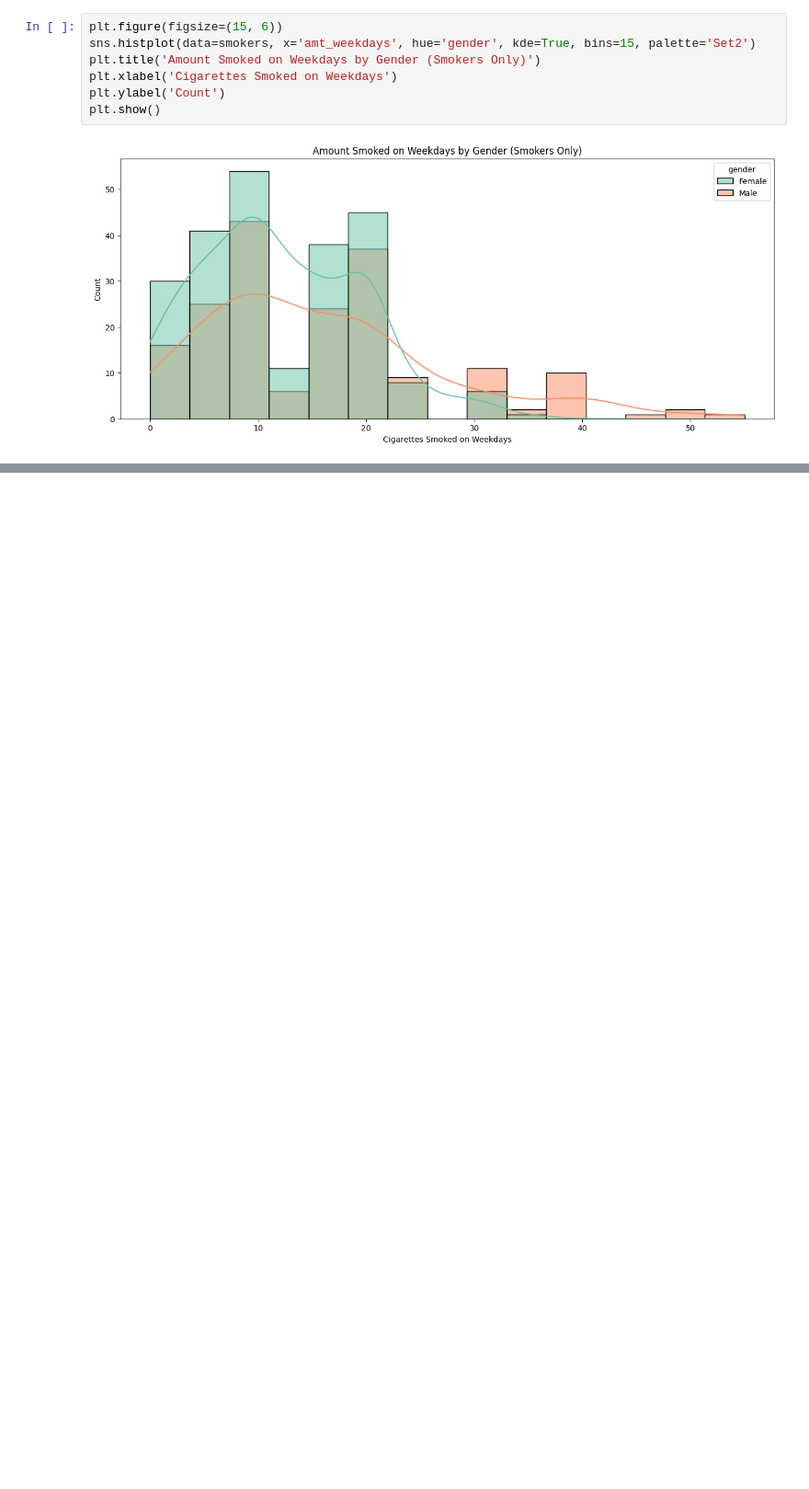
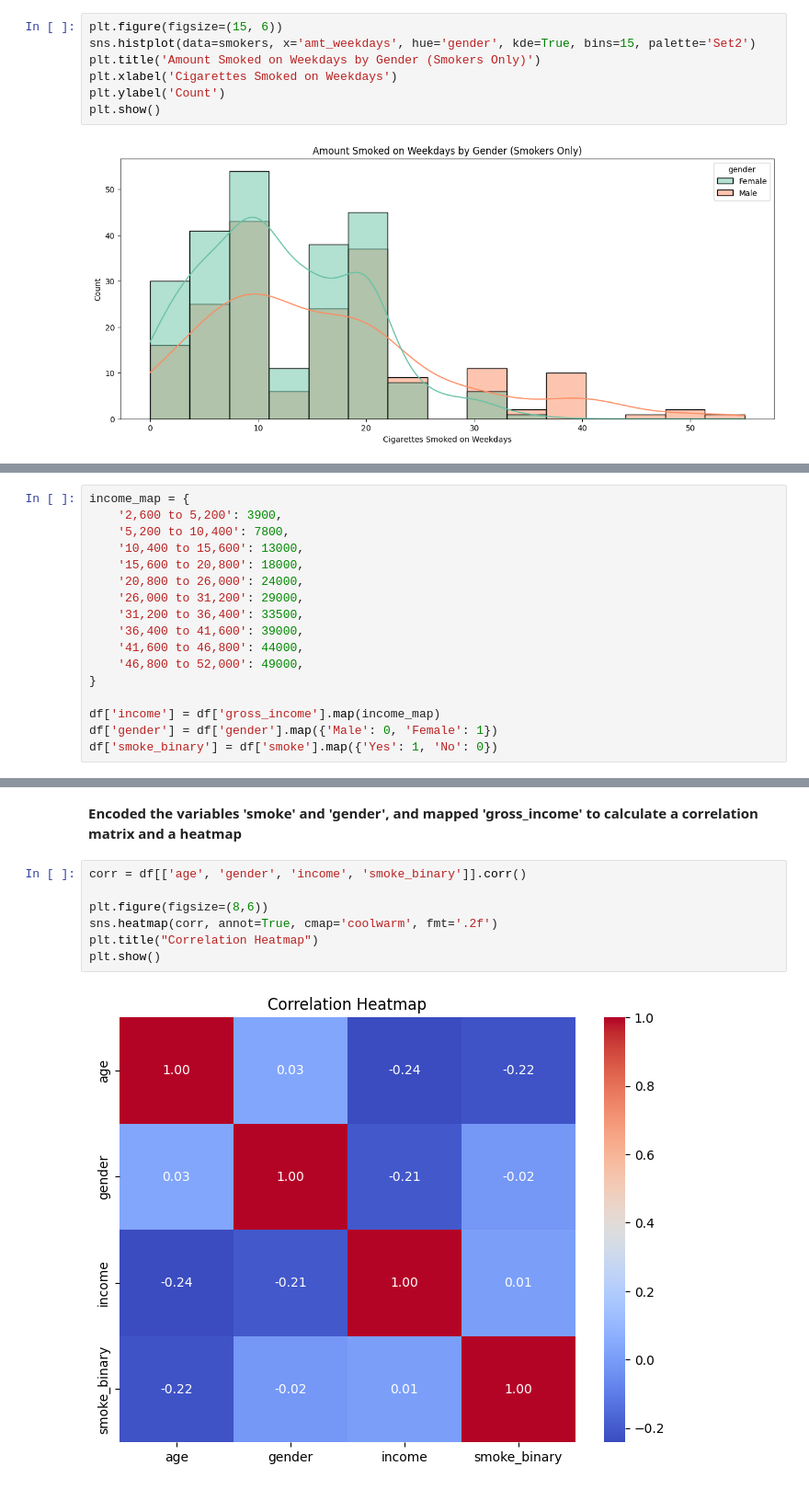
Before and after one commit to arshiaray/Data-analytics, a Jupyter notebook: PYTHON/UK Smoking Data analysis/UK Smoking Data analysis.ipynb, the cells around one changed output, grey strips where cells are left out. Shown: that part at 92% size. Cells and saved outputs as stored; diff of their text form; blank space fills up the shorter version.

```diff
--- a/PYTHON/UK Smoking Data analysis/UK Smoking Data analysis.ipynb
+++ b/PYTHON/UK Smoking Data analysis/UK Smoking Data analysis.ipynb
@@ -548,0 +551,17 @@ plt.show()
+# %%
+income_map = {
+    '2,600 to 5,200': 3900,
+    '5,200 to 10,400': 7800,
+    '10,400 to 15,600': 13000,
+    '15,600 to 20,800': 18000,
+    '20,800 to 26,000': 24000,
+    '26,000 to 31,200': 29000,
+    '31,200 to 36,400': 33500,
+    '36,400 to 41,600': 39000,
+    '41,600 to 46,800': 44000,
+    '46,800 to 52,000': 49000,
+}
+
+df['income'] = df['gross_income'].map(income_map)
+df['gender'] = df['gender'].map({'Male': 0, 'Female': 1})
+df['smoke_binary'] = df['smoke'].map({'Yes': 1, 'No': 0})
@@ -548,0 +577,11 @@ plt.show()
+# %% [markdown]
+**Encoded the variables 'smoke' and 'gender', and mapped 'gross_income' to calculate a correlation matrix and a heatmap**
+# %%
+corr = df[['age', 'gender', 'income', 'smoke_binary']].corr()
+
+plt.figure(figsize=(8,6))
+sns.heatmap(corr, annot=True, cmap='coolwarm', fmt='.2f')
+plt.title("Correlation Heatmap")
+plt.show()
+# %% [output]
+[figure, added]
```
Also changed, not shown: parts of 3 cells of this notebook.
